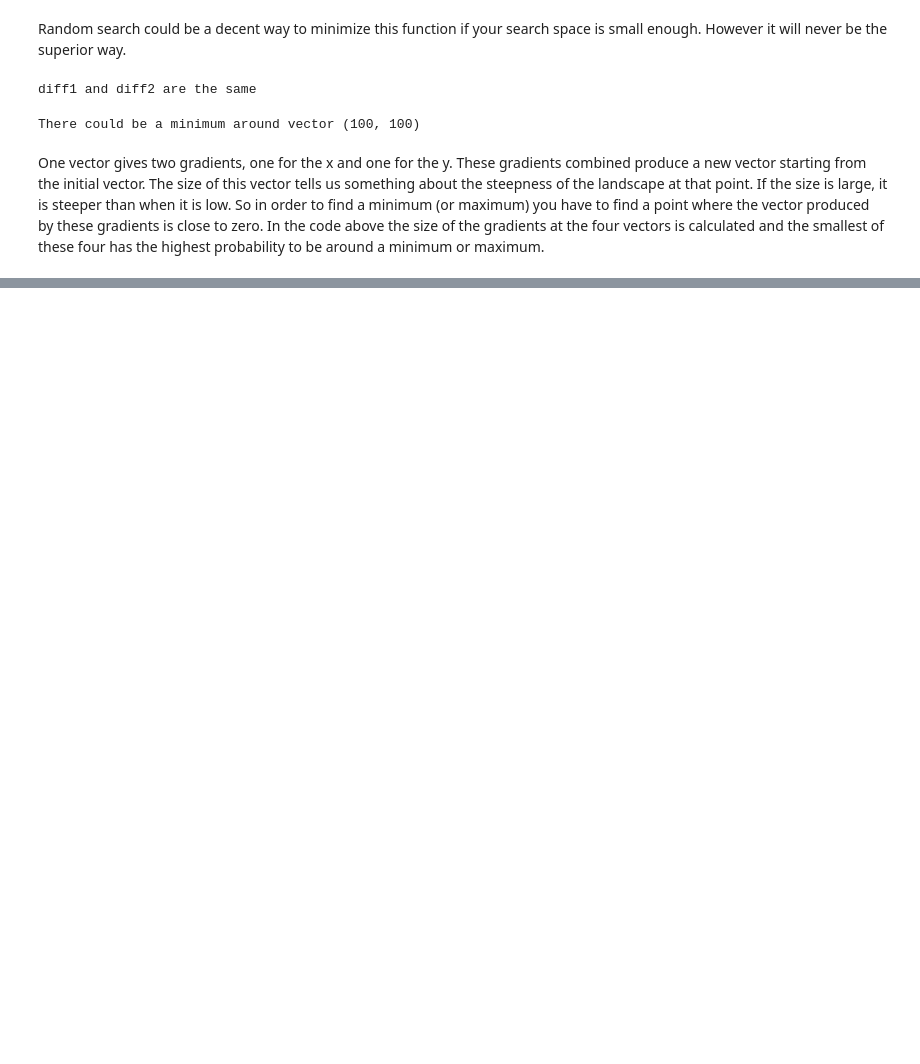
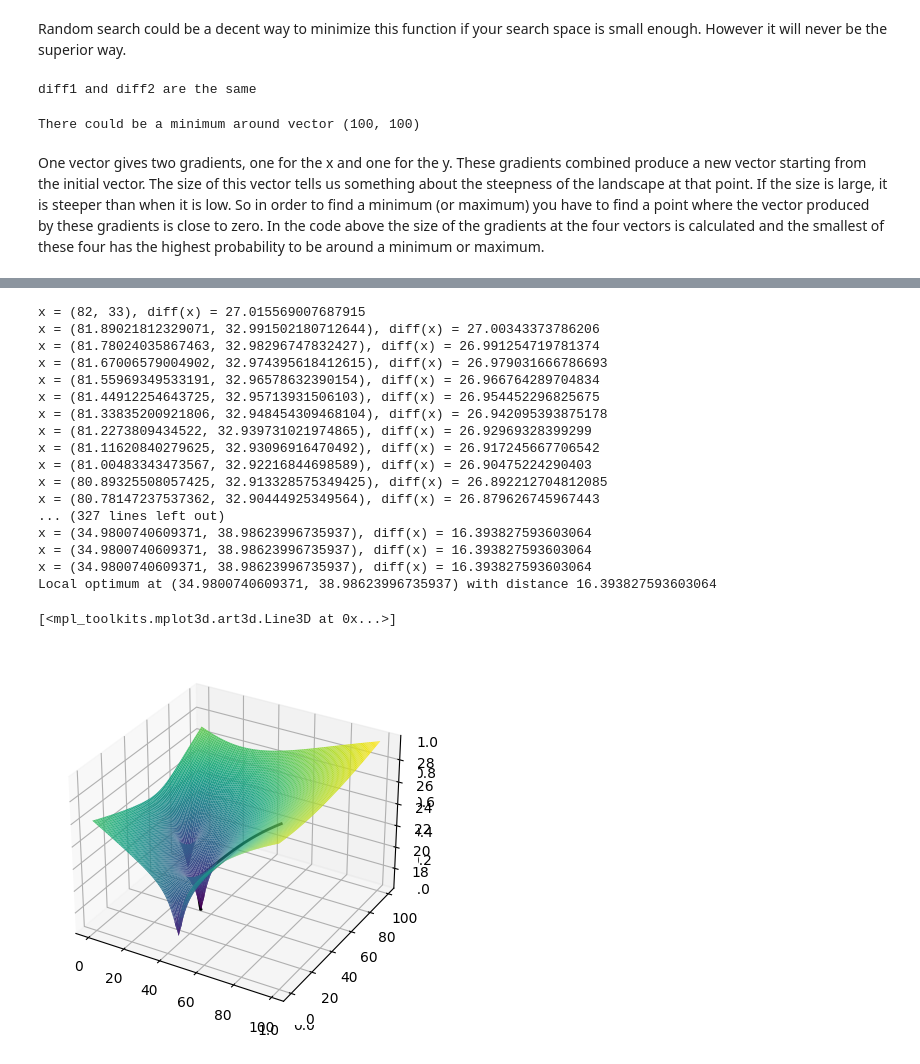
Before and after one commit to rohanzonneveld/Skills-for-AI-NN, a Jupyter notebook: Gradients/main.ipynb, the cells around one changed output, grey strips where cells are left out. Saved outputs shown, nothing was run; the diff lists cells and outputs as text; code cells hidden in the pictures; blank space fills up the shorter version.

```diff
--- a/Gradients/main.ipynb
+++ b/Gradients/main.ipynb
@@ -89,7 +88,7 @@ def calc_xnext(x, grad, step_size):
     return xnext
 
 xzero = (50,50)
-step_size = 1
+step_size = 10
 xnext = calc_xnext(xzero, calc_grad(xzero), step_size)
 print(xnext)
 # %% [output]
@@ -98,18 +97,16 @@ print(xnext)
 def find_local_minimum(x, step_size):
     diff = []
     x = [x]
-    tolerance = 10
-    while tolerance > 0.001:
+    while step_size > 0.001:
         diff.append(calc_diff(x[-1]))
         print('x = {}, diff(x) = {}'.format(x[-1],diff[-1]))
         if len(diff) > 1:
-            tolerance_new = abs(diff[-1] - diff[-2])
-            if tolerance_new >= tolerance:
+            if diff[-1] >= diff[-2]:
                 step_size = step_size / 2
-            tolerance = tolerance_new
         x.append(calc_xnext(x[-1], calc_grad(x[-1]),step_size))
 
     x.pop() # Final calculated x is not used
+    print(f'Local optimum at {x[-1]} with distance {diff[-1]}')
     return x, diff
 
 # for x0 = (50,50)
@@ -252,0 +174,37 @@ plt.show()
+# %%
+fig, ax = plt.subplots(subplot_kw={"projection": "3d"})
+
+# Make axes.
+X = np.arange(0, 100)
+Y = np.arange(0, 100)
+X, Y = np.meshgrid(X, Y)
+Z = calc_diff((X,Y))
+
+# plot random guess
+guess=(random.randint(0,100),random.randint(0,100))
+x, diff = find_local_minimum(guess,1)
+
+ax = plt.axes(projection='3d')
+ax.plot_surface(X, Y, Z, rstride=1, cstride=1,
+                cmap='viridis', edgecolor='none')
+ax.plot([elem[0] for elem in x], [elem[1] for elem in x], diff, 'k-', linewidth=2)
+# %% [output]
+x = (82, 33), diff(x) = 27.015569007687915
+x = (81.89021812329071, 32.991502180712644), diff(x) = 27.00343373786206
+x = (81.78024035867463, 32.98296747832427), diff(x) = 26.991254719781374
+x = (81.67006579004902, 32.974395618412615), diff(x) = 26.979031666786693
+x = (81.55969349533191, 32.96578632390154), diff(x) = 26.966764289704834
+x = (81.44912254643725, 32.95713931506103), diff(x) = 26.954452296825675
+x = (81.33835200921806, 32.948454309468104), diff(x) = 26.942095393875178
+x = (81.2273809434522, 32.939731021974865), diff(x) = 26.92969328399299
+x = (81.11620840279625, 32.93096916470492), diff(x) = 26.917245667706542
+x = (81.00483343473567, 32.92216844698589), diff(x) = 26.90475224290403
+x = (80.89325508057425, 32.913328575349425), diff(x) = 26.892212704812085
+x = (80.78147237537362, 32.90444925349564), diff(x) = 26.879626745967443
+... (327 lines left out)
+x = (34.9800740609371, 38.98623996735937), diff(x) = 16.393827593603064
+x = (34.9800740609371, 38.98623996735937), diff(x) = 16.393827593603064
+x = (34.9800740609371, 38.98623996735937), diff(x) = 16.393827593603064
+Local optimum at (34.9800740609371, 38.98623996735937) with distance 16.393827593603064
+[<mpl_toolkits.mplot3d.art3d.Line3D at 0x...>]
+[figure, added]
```
Also changed, not shown: parts of 7 cells of this notebook, 19 other files.
